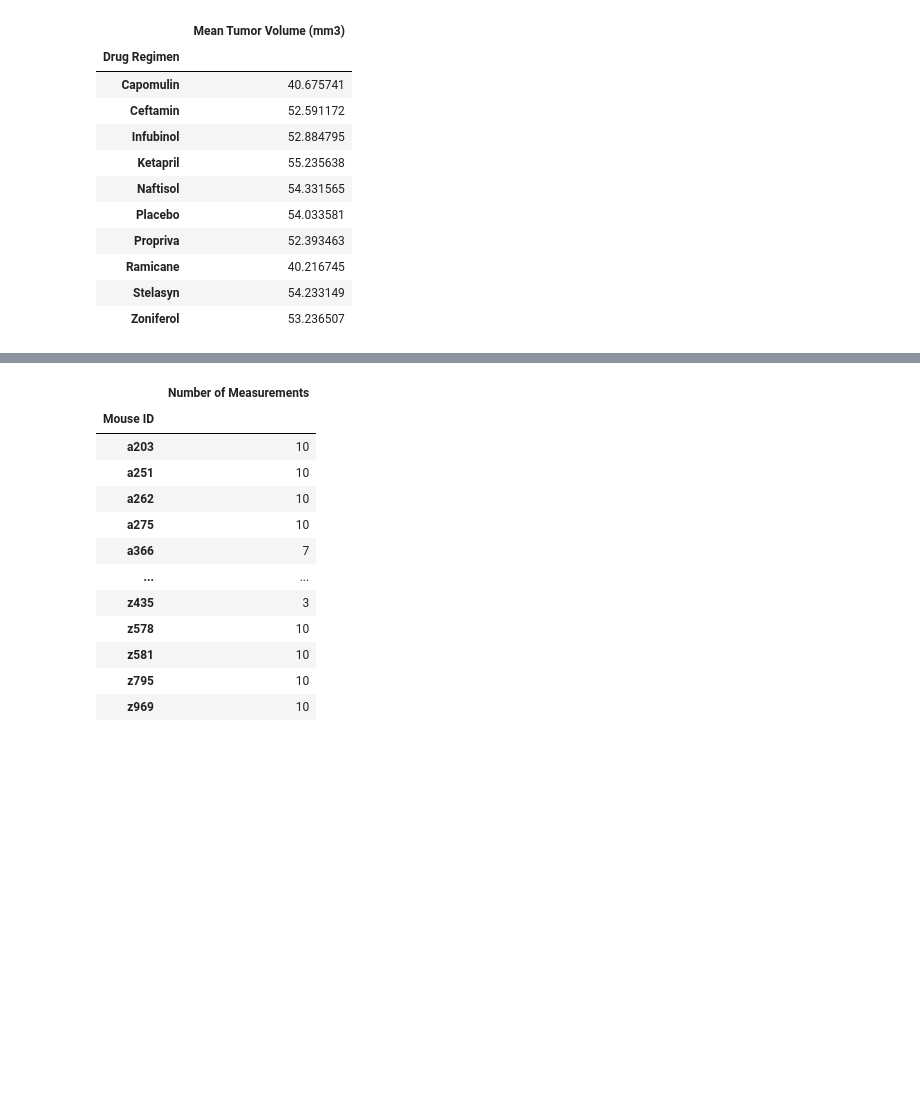
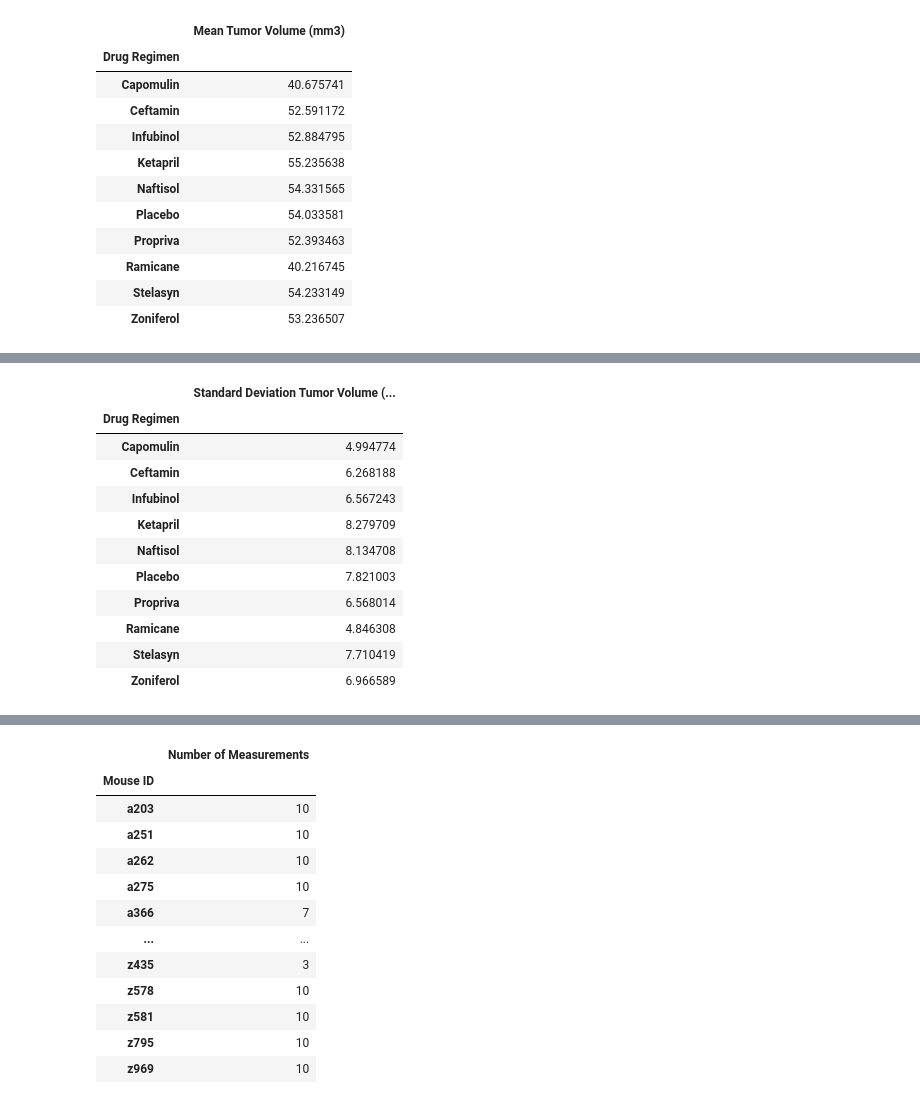
Before and after one commit to J-Schea29/matplotlib-challenge, a Jupyter notebook: Untitled.ipynb, the cells around one changed output, grey strips where cells are left out. Drawn from its saved outputs; the diff is of its cells as text; code cells hidden in the pictures; blank space fills up the shorter version.

```diff
--- a/Untitled.ipynb
+++ b/Untitled.ipynb
@@ -114,0 +99,17 @@ drug_df.()
+# %%
+std_tumor = drug_df.std()
+std_tumor = std_tumor.rename(columns ={"Tumor Volume (mm3)": "Standard Deviation Tumor Volume (mm3)"})
+std_tumor
+# %% [output]
+|  | Standard Deviation Tumor Volume (... |
+| Drug Regimen |  |
+| Capomulin | 4.994774 |
+| Ceftamin | 6.268188 |
+| Infubinol | 6.567243 |
+| Ketapril | 8.279709 |
+| Naftisol | 8.134708 |
+| Placebo | 7.821003 |
+| Propriva | 6.568014 |
+| Ramicane | 4.846308 |
+| Stelasyn | 7.710419 |
+| Zoniferol | 6.966589 |
```
Also changed, not shown: parts of 7 cells of this notebook.
